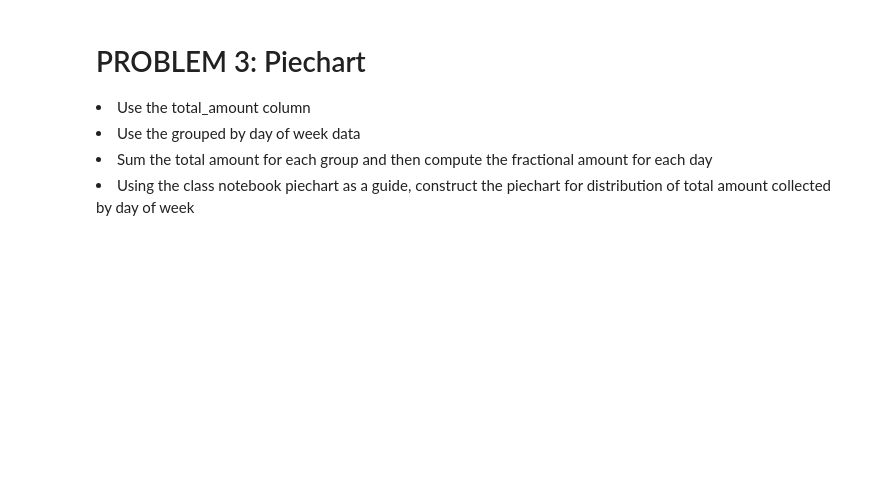
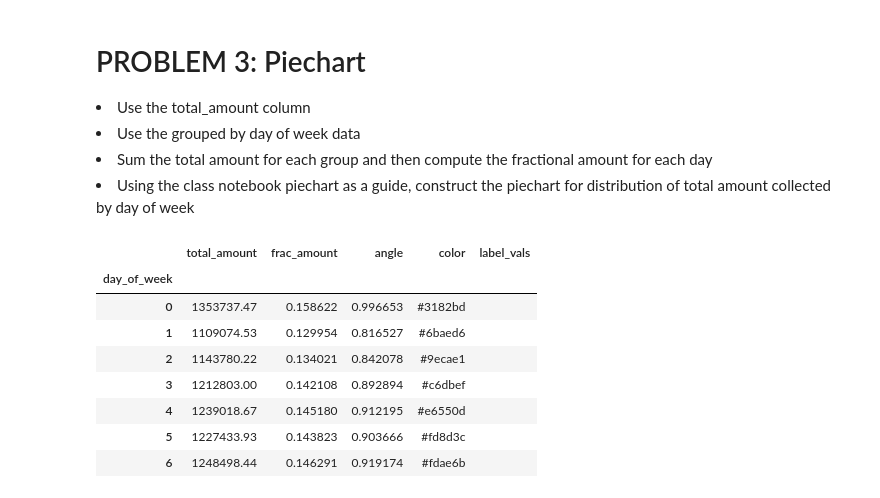
Before and after one commit to leobruell/cbs-data-analytics-python-class, a Jupyter notebook: homework_assignments/assignment-5-bruell.ipynb, the cells around one changed output. Drawn from its saved outputs; the diff is of its cells as text; code cells hidden in the pictures; blank space fills up the shorter version.

```diff
--- a/homework_assignments/assignment-5-bruell.ipynb
+++ b/homework_assignments/assignment-5-bruell.ipynb
@@ -296,3 +296,17 @@ show(layout)
 <li>Use the grouped by day of week data</li>
 <li>Sum the total amount for each group and then compute the fractional amount for each day</li>
 <li>Using the class notebook piechart as a guide, construct the piechart for distribution of total amount collected by day of week</li>
+# %%
+amount_by_day['frac_amount'] = amount_by_day.total_amount / amount_by_day.total_amount.sum()
+# %%
+amount_by_day
+# %% [output]
+|  | total_amount | frac_amount | angle | color | label_vals |
+| day_of_week |  |  |  |  |  |
+| 0 | 1353737.47 | 0.158622 | 0.996653 | #3182bd |  |
+| 1 | 1109074.53 | 0.129954 | 0.816527 | #6baed6 |  |
+| 2 | 1143780.22 | 0.134021 | 0.842078 | #9ecae1 |  |
+| 3 | 1212803.00 | 0.142108 | 0.892894 | #c6dbef |  |
+| 4 | 1239018.67 | 0.145180 | 0.912195 | #e6550d |  |
+| 5 | 1227433.93 | 0.143823 | 0.903666 | #fd8d3c |  |
+| 6 | 1248498.44 | 0.146291 | 0.919174 | #fdae6b |  |
```
Also changed, not shown: parts of 1 cell of this notebook, 1 other file.
